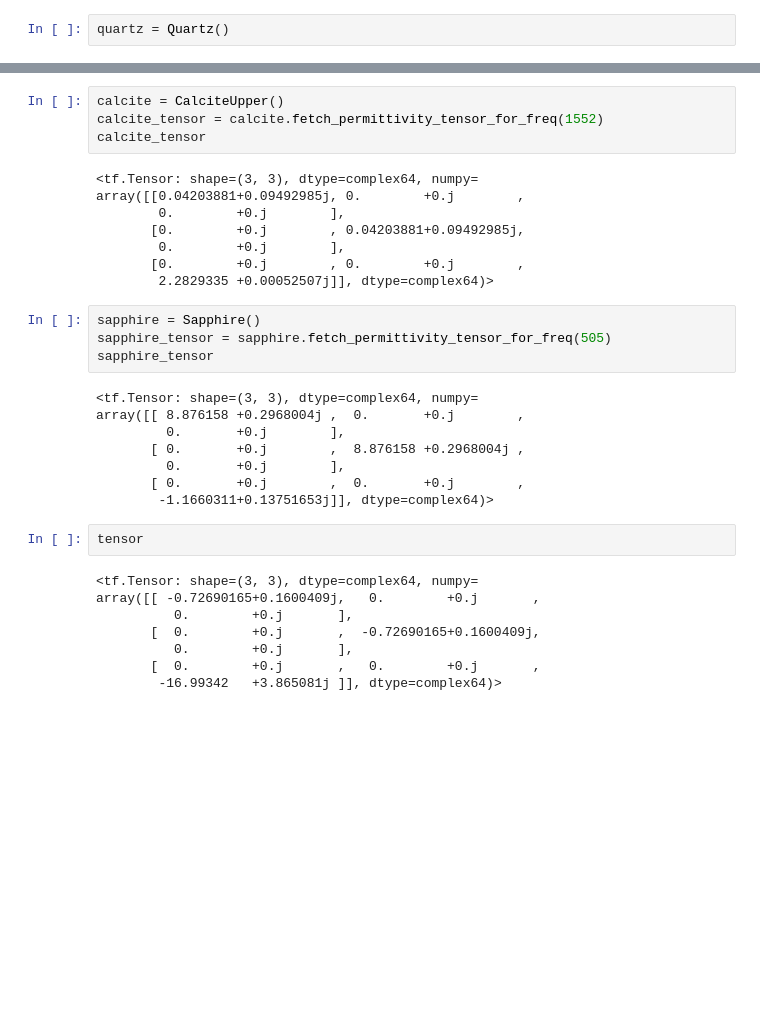
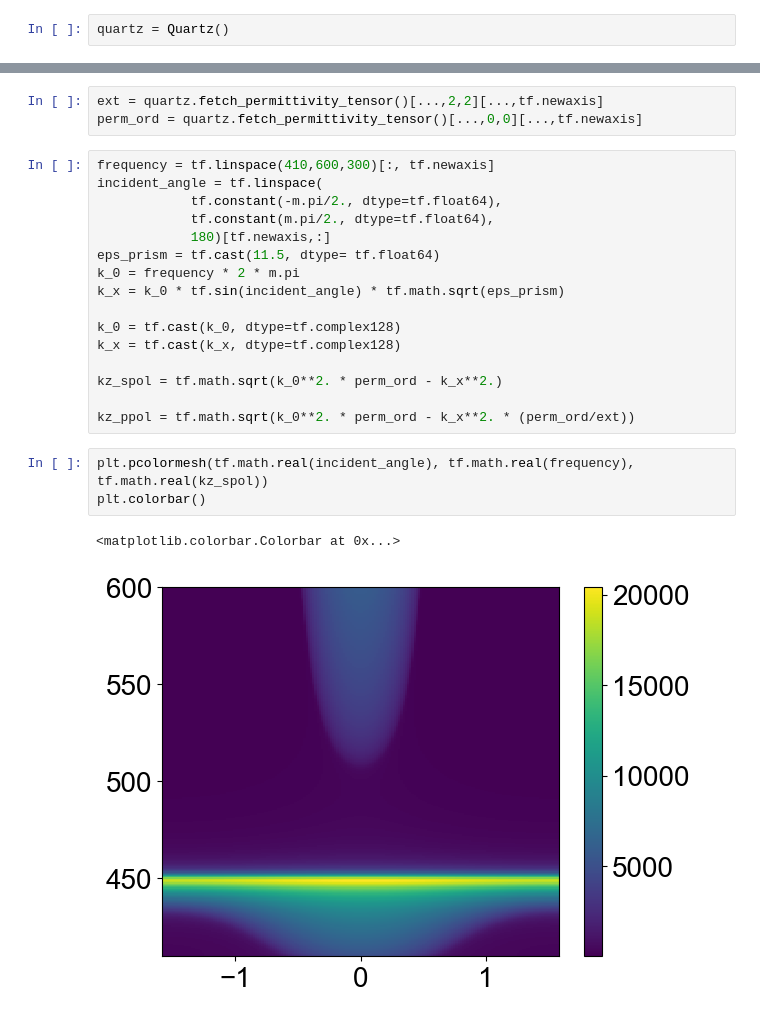
Before and after one commit to hyperbolic-optics/hyperbolic-optics, a Jupyter notebook: spectra.ipynb, the cells around one changed output, grey strips where cells are left out. Cells and saved outputs as stored; diff of their text form; blank space fills up the shorter version.

```diff
--- a/spectra.ipynb
+++ b/spectra.ipynb
@@ -139,34 +70,25 @@ array([[ -0.72690165+0.1600409j,   0.        +0.j       ,
-# %%
-calcite = CalciteUpper()
-calcite_tensor = calcite.fetch_permittivity_tensor_for_freq(1552)
-calcite_tensor
-# %% [output]
-<tf.Tensor: shape=(3, 3), dtype=complex64, numpy=
-array([[0.04203881+0.09492985j, 0.        +0.j        ,
-        0.        +0.j        ],
-       [0.        +0.j        , 0.04203881+0.09492985j,
-        0.        +0.j        ],
-       [0.        +0.j        , 0.        +0.j        ,
-        2.2829335 +0.00052507j]], dtype=complex64)>
-# %%
-sapphire = Sapphire()
-sapphire_tensor = sapphire.fetch_permittivity_tensor_for_freq(505)
-sapphire_tensor
-# %% [output]
-<tf.Tensor: shape=(3, 3), dtype=complex64, numpy=
-array([[ 8.876158 +0.2968004j ,  0.       +0.j        ,
-         0.       +0.j        ],
-       [ 0.       +0.j        ,  8.876158 +0.2968004j ,
-         0.       +0.j        ],
-       [ 0.       +0.j        ,  0.       +0.j        ,
-        -1.1660311+0.13751653j]], dtype=complex64)>
-# %%
-tensor
-# %% [output]
-<tf.Tensor: shape=(3, 3), dtype=complex64, numpy=
-array([[ -0.72690165+0.1600409j,   0.        +0.j       ,
-          0.        +0.j       ],
-       [  0.        +0.j       ,  -0.72690165+0.1600409j,
-          0.        +0.j       ],
-       [  0.        +0.j       ,   0.        +0.j       ,
-        -16.99342   +3.865081j ]], dtype=complex64)>
+# %%
+ext = quartz.fetch_permittivity_tensor()[...,2,2][...,tf.newaxis]
+perm_ord = quartz.fetch_permittivity_tensor()[...,0,0][...,tf.newaxis]
+# %%
+frequency = tf.linspace(410,600,300)[:, tf.newaxis]
+incident_angle = tf.linspace(
+            tf.constant(-m.pi/2., dtype=tf.float64),
+            tf.constant(m.pi/2., dtype=tf.float64),
+            180)[tf.newaxis,:]
+eps_prism = tf.cast(11.5, dtype= tf.float64)
+k_0 = frequency * 2 * m.pi
+k_x = k_0 * tf.sin(incident_angle) * tf.math.sqrt(eps_prism)
+
+k_0 = tf.cast(k_0, dtype=tf.complex128)
+k_x = tf.cast(k_x, dtype=tf.complex128)
+
+kz_spol = tf.math.sqrt(k_0**2. * perm_ord - k_x**2.)
+
+kz_ppol = tf.math.sqrt(k_0**2. * perm_ord - k_x**2. * (perm_ord/ext))
+# %%
+plt.pcolormesh(tf.math.real(incident_angle), tf.math.real(frequency), tf.math.real(kz_spol))
+plt.colorbar()
+# %% [output]
+<matplotlib.colorbar.Colorbar at 0x...>
+[figure, added]
```
Also changed, not shown: parts of 15 cells of this notebook, 6 other files.
